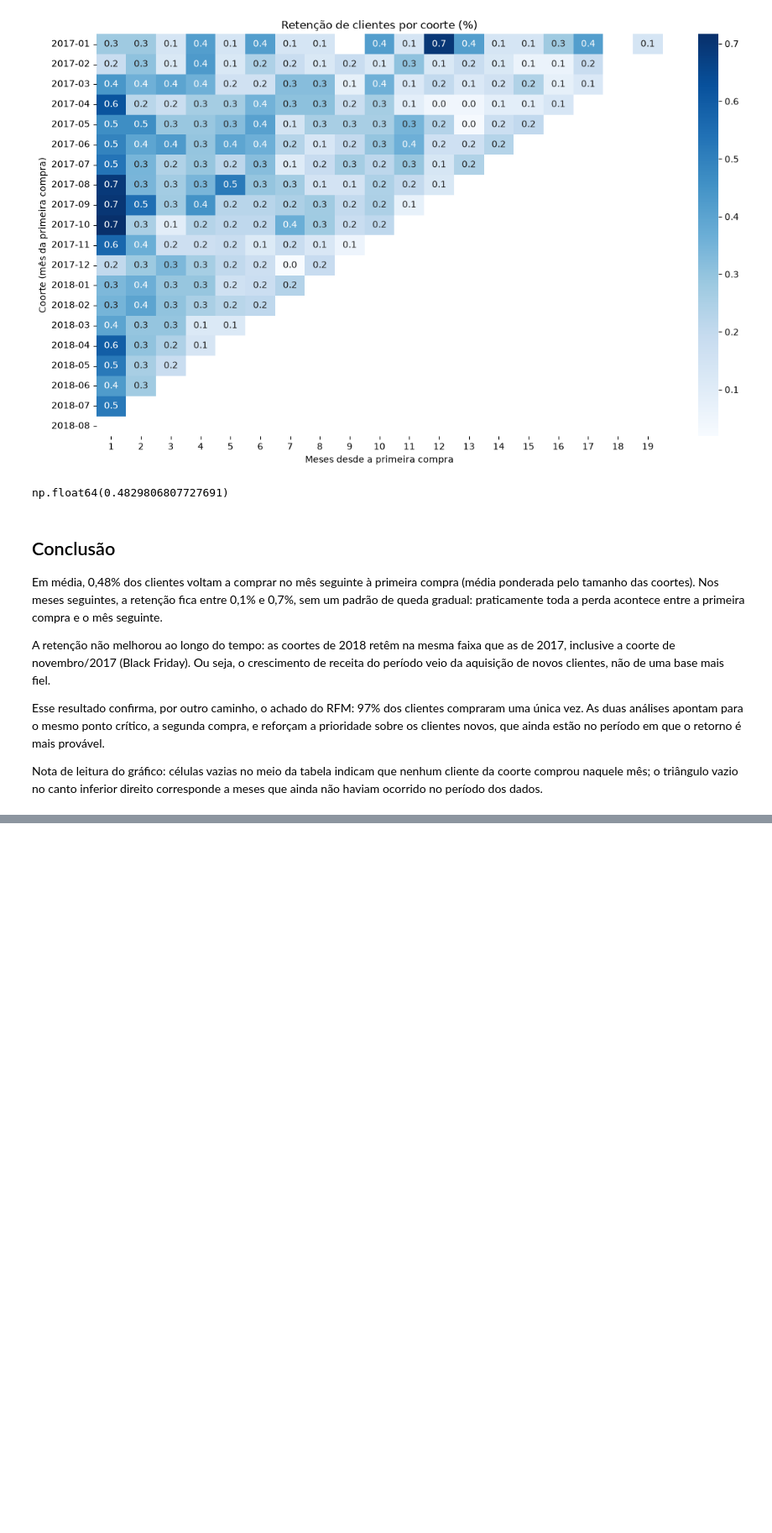
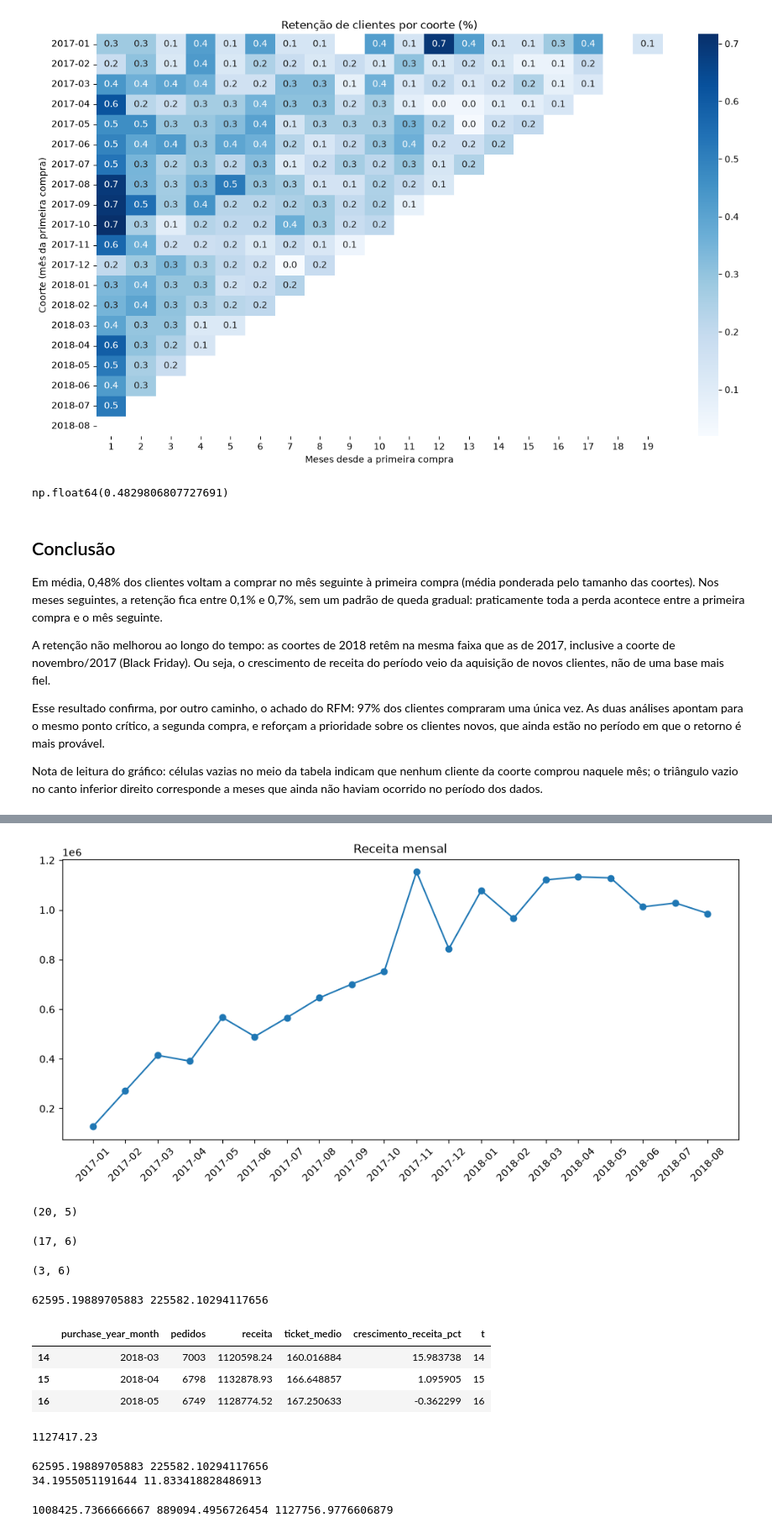
Before and after one commit to reinaldosl/Tech-challenge-POSTECH, a Jupyter notebook: notebooks/pagamentos-clientes.ipynb, the cells around one changed output, grey strips where cells are left out. Shown at 84% size. Cells and saved outputs as stored; diff of their text form; code cells hidden in the pictures; blank space fills up the shorter version.

Commit message:
Previsão: teste de modelos e previsão set–nov/2018

```diff
--- a/notebooks/pagamentos-clientes.ipynb
+++ b/notebooks/pagamentos-clientes.ipynb
@@ -463,0 +465,3 @@ Nota de leitura do gráfico: células vazias no meio da tabela indicam que nenhu
+# %%
+mensal = pd.read_csv("../data/processed/agg_mensal.csv")
+mensal.head()
@@ -463,0 +475,12 @@ Nota de leitura do gráfico: células vazias no meio da tabela indicam que nenhu
+# %%
+plt.figure(figsize=(12,5))
+plt.plot(mensal['purchase_year_month'], mensal['receita'], marker='o')
+plt.title('Receita mensal')
+plt.xticks(rotation=45)
+plt.show()
+# %% [output]
+[figure, added]
+# %%
+mensal.shape
+# %% [output]
+(20, 5)
@@ -463,0 +492,13 @@ Nota de leitura do gráfico: células vazias no meio da tabela indicam que nenhu
+# %%
+treino.shape
+# %% [output]
+(17, 6)
+# %%
+teste.shape
+# %% [output]
+(3, 6)
+# %%
+inclinacao, intercepto = np.polyfit(treino["t"], treino["receita"], 1)
+print(inclinacao, intercepto)
+# %% [output]
+62595.19889705883 225582.10294117656
@@ -463,0 +507,7 @@ Nota de leitura do gráfico: células vazias no meio da tabela indicam que nenhu
+# %%
+treino.tail(3)
+# %% [output]
+|  | purchase_year_month | pedidos | receita | ticket_medio | crescimento_receita_pct | t |
+| 14 | 2018-03 | 7003 | 1120598.24 | 160.016884 | 15.983738 | 14 |
+| 15 | 2018-04 | 6798 | 1132878.93 | 166.648857 | 1.095905 | 15 |
+| 16 | 2018-05 | 6749 | 1128774.52 | 167.250633 | -0.362299 | 16 |
@@ -463,0 +516,16 @@ Nota de leitura do gráfico: células vazias no meio da tabela indicam que nenhu
+# %%
+print(prev_B)
+# %% [output]
+1127417.23
+# %%
+inclinacao, intercepto = np.polyfit(treino["t"], treino["receita"], 1)
+print(inclinacao, intercepto)
+
+prev_A = inclinacao * teste["t"] + intercepto
+
+erro_A = (abs(prev_A - teste["receita"]) / teste["receita"]).mean() * 100
+erro_B = (abs(prev_B - teste["receita"]) / teste["receita"]).mean() * 100
+print(erro_A, erro_B)
+# %% [output]
+62595.19889705883 225582.10294117656
+34.1955051191644 11.833418828486913
@@ -463,0 +534,6 @@ Nota de leitura do gráfico: células vazias no meio da tabela indicam que nenhu
+# %%
+limite_inferior = prev_final * (1 - erro_B / 100)
+limite_superior = prev_final * (1 + erro_B / 100)
+print(prev_final, limite_inferior, limite_superior)
+# %% [output]
+1008425.7366666667 889094.4956726454 1127756.9776606879
```
Also changed, not shown: parts of 10 cells of this notebook.
